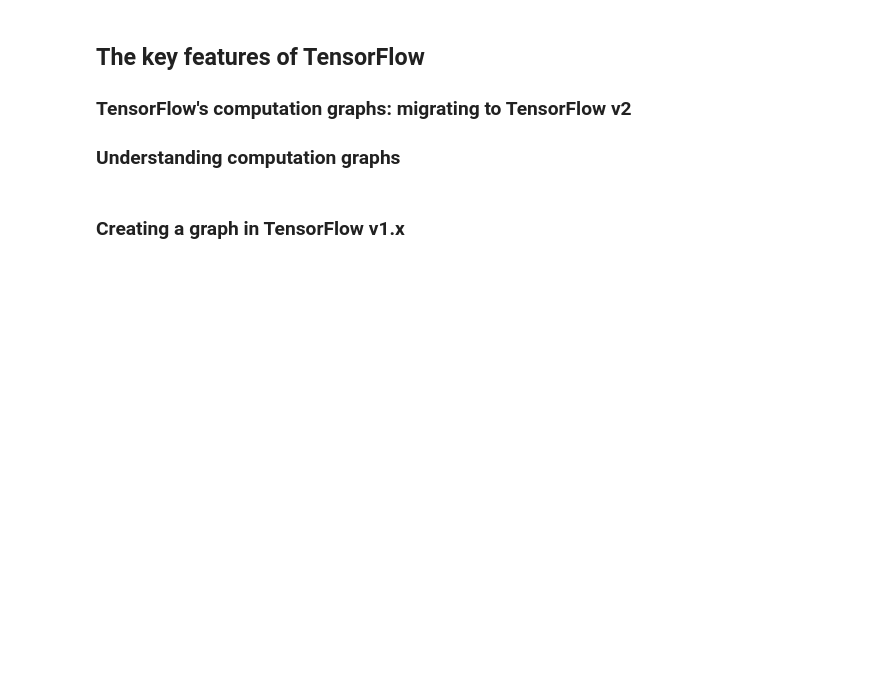
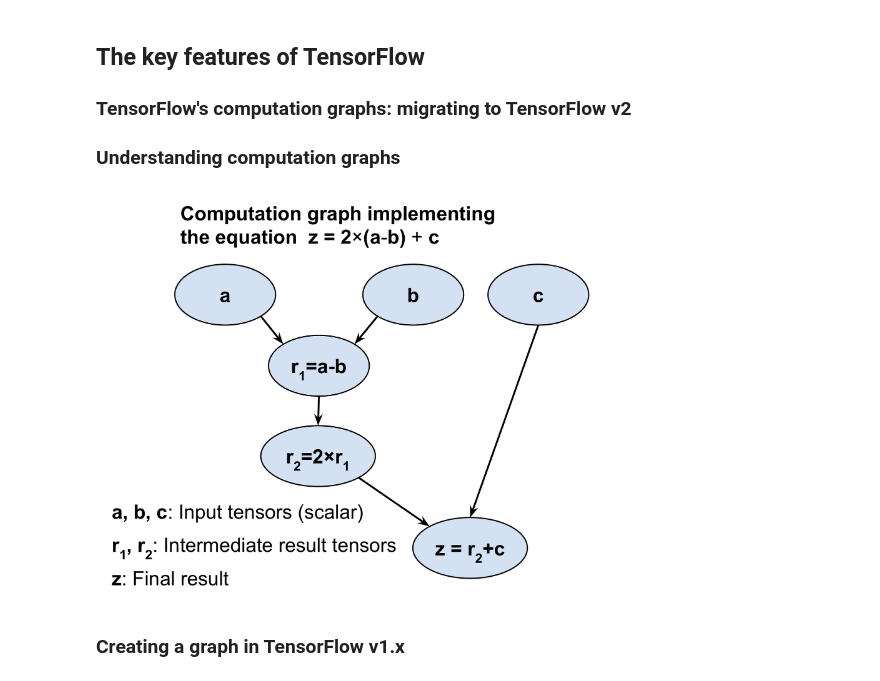
Before and after one commit to rasbt/python-machine-learning-book-3rd-edition, a Jupyter notebook: ch14/ch14_part1.ipynb, the cells around one changed output. Cells and saved outputs as stored; diff of their text form; code cells hidden in the pictures; blank space fills up the shorter version.

Commit message:
Added images

```diff
--- a/ch14/ch14_part1.ipynb
+++ b/ch14/ch14_part1.ipynb
@@ -25,6 +28,10 @@ tensorflow 2.0.0
 ### TensorFlow's computation graphs: migrating to TensorFlow v2
 
 ### Understanding computation graphs
+# %%
+Image(filename='images/01.png', width=500)
+# %% [output]
+[figure, added]
 # %% [markdown]
 ### Creating a graph in TensorFlow v1.x
 # %%
```
Also changed, not shown: parts of 1 cell of this notebook, 3 other files.
